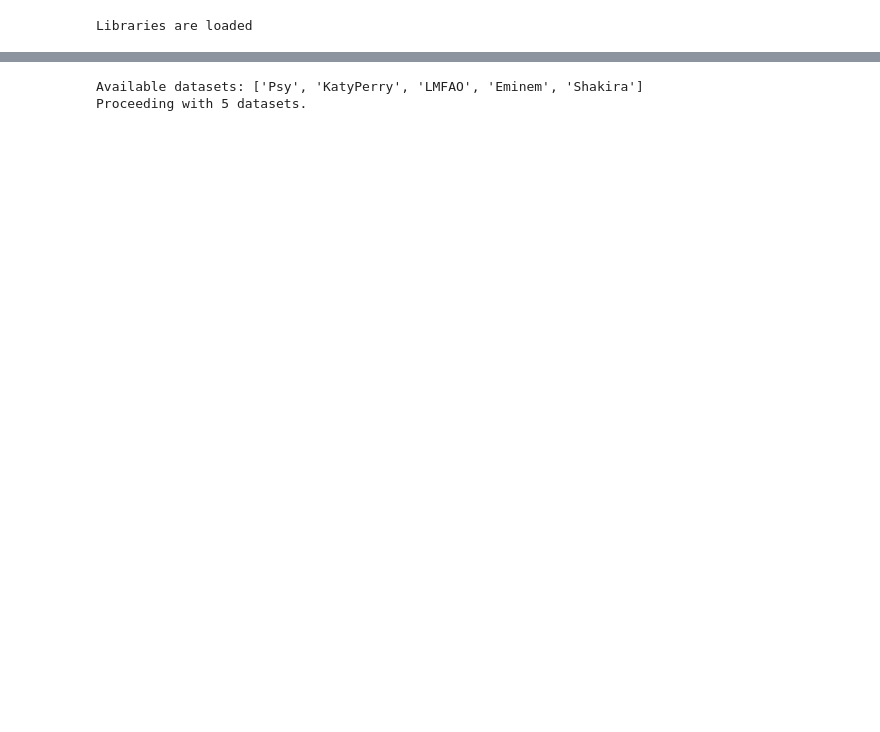
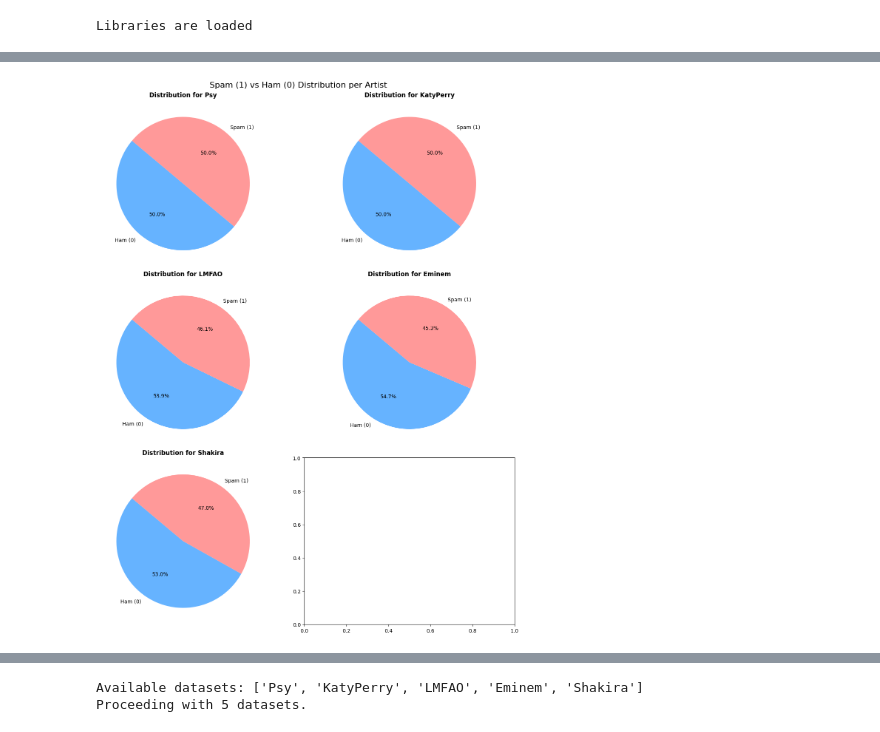
Before and after one commit to lloonnn/YT-Sanitizer, a Jupyter notebook: data_exploration.ipynb, the cells around one changed output, grey strips where cells are left out. Drawn from its saved outputs; the diff is of its cells as text; code cells hidden in the pictures; blank space fills up the shorter version.

Commit message:
model building

```diff
--- a/data_exploration.ipynb
+++ b/data_exploration.ipynb
@@ -98 +112,7 @@ dtype: int64
 ----------------------------------------
+# %%
+for key, df in datasets.items():
+    duplicates = df[df['CONTENT'].duplicated()]
+    print(f"Duplicates comment in dataset {key} with total {len(duplicates)} rows:")
+    print(duplicates[["CONTENT", "CLASS"]])
+    print("-"*100)
@@ -98,0 +137,12 @@ dtype: int64
+# %%
+for key, df in datasets.items():
+    # 1. See how many times the same thing was said
+    print(f"Top 5 most repeated comments for {key}:")
+    print(df['CONTENT'].value_counts().head(5))
+
+    # 2. Drop the exact duplicates, but keep ONE copy so the model learns it
+    df = df.drop_duplicates(subset=['CONTENT'], keep='first').reset_index(drop=True)
+
+    print(f"\nRemaining comments: {len(df)}")
+    print("-"*100)
+    print()
@@ -98,0 +167,17 @@ dtype: int64
+# %%
+fig, ax = plt.subplots(3, 2, figsize=(12, 15), constrained_layout=True)
+
+# Use flatten() to make it easier to loop through ax instead of i//2, i%2
+axes = ax.flatten()
+
+for i, (celeb, df) in enumerate(datasets.items()):
+    counts = df['CLASS'].value_counts()
+    labels = ['Ham (0)', 'Spam (1)']
+
+    axes[i].pie(counts, labels=labels, autopct='%1.1f%%', startangle=140, colors=['#66b3ff','#ff9999'])
+    axes[i].set_title(f'Distribution for {celeb}', fontsize=12, fontweight='bold')
+
+fig.suptitle('Spam (1) vs Ham (0) Distribution per Artist', fontsize=16)
+plt.show()
+# %% [output]
+[figure, added]
```
Also changed, not shown: parts of 50 cells of this notebook, 1 other file.
